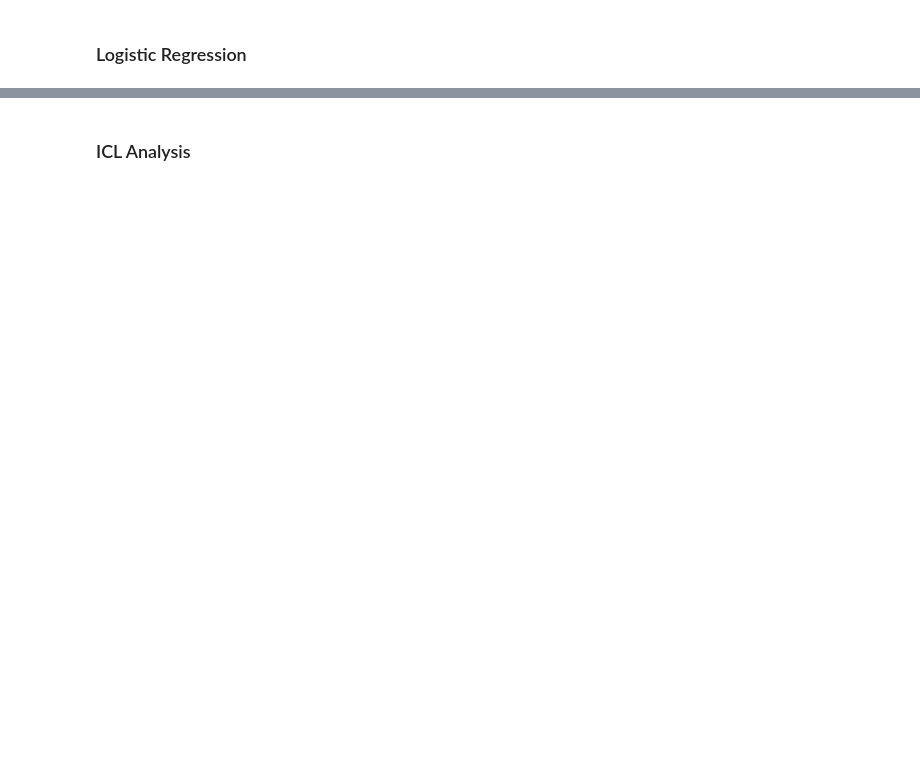
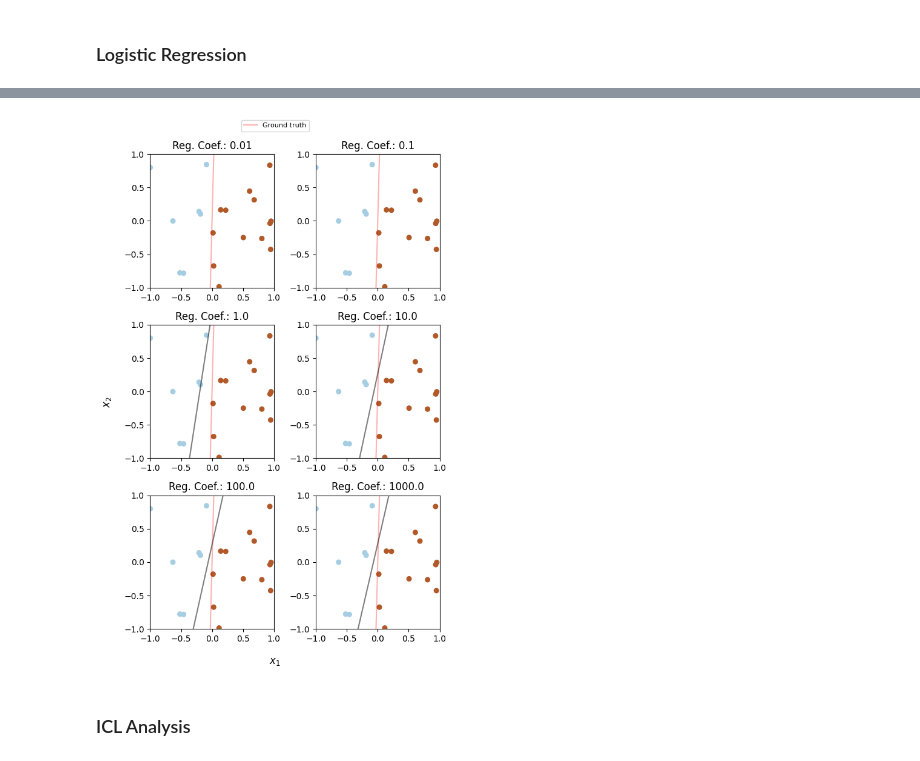
Before and after one commit to chanb/jaxl, a Jupyter notebook: scripts/icl/notebooks/sparse_in_example.ipynb, the cells around one changed output, grey strips where cells are left out. Saved outputs shown, nothing was run; the diff lists cells and outputs as text; code cells hidden in the pictures; blank space fills up the shorter version.

```diff
--- a/scripts/icl/notebooks/sparse_in_example.ipynb
+++ b/scripts/icl/notebooks/sparse_in_example.ipynb
@@ -13,8 +15,11 @@ import os
 from orbax.checkpoint import PyTreeCheckpointer, CheckpointManager
 # %%
 base_dir = "/Users/chanb/research/personal/jaxl/jaxl"
-learner_path = "/Users/chanb/research/personal/jaxl/jaxl/logs/icl-noiseless-no_bias-2d_linear-active_dim_2-full_context_16/gpt-pos_enc-09-09-23_15_09_55-0c965292-9e2e-4268-87df-3221b558bb19"
+learner_path = "/Users/chanb/research/personal/jaxl/jaxl/logs/icl-noiseless-no_bias-2d_linear-active_dim_2-context_len_20/gpt-pos_enc-09-09-23_19_18_47-0b5d21fd-3b77-42e3-93ed-4e62dfbe1321"
 test_dataset_seed = 999
+
+# For plotting
+doc_width_pt = 452.9679
 # %%
 config_path = os.path.join(learner_path, "config.json")
 with open(config_path, "r") as f:
@@ -211,2 +228,64 @@ plt.ylim(input_range[0], input_range[1])
+# %%
+lrs = {}
+
+ncols = 2
+nrows = math.ceil(len(lr_regs) / 2)
+fig, axes = plt.subplots(
+    nrows,
+    ncols,
+    figsize=set_size(doc_width_pt, 0.95, (nrows, ncols), False),
+    layout="constrained",
+)
+
+for idx, lr_reg in enumerate(lr_regs):
+    if nrows == 1:
+        ax = axes[idx]
+    else:
+        ax = axes[idx // 2, idx % 2]
+
+    ax.plot(
+        np.array(input_range),
+        gt_out,
+        label="Ground truth" if idx == 0 else "",
+        color="red",
+        alpha=0.3,
+    )
+
+    lrs[lr_reg] = make_lr(context_inputs, context_outputs, "l2", lr_reg)
+    ax.scatter(
+        context_inputs[:, 0],
+        context_inputs[:, 1],
+        c=context_outputs[:, -1],
+        s=30,
+        cmap=plt.cm.Paired,
+    )
+    DecisionBoundaryDisplay.from_estimator(
+        lrs[lr_reg],
+        context_inputs,
+        ax=ax,
+        grid_resolution=50,
+        plot_method="contour",
+        colors="k",
+        levels=[0],
+        alpha=0.5,
+        linestyles=["-"],
+    )
+    ax.set_xlim(input_range[0], input_range[1])
+    ax.set_ylim(input_range[0], input_range[1])
+    ax.set_title(f"Reg. Coef.: {lr_reg}")
+
+fig.legend(
+    bbox_to_anchor=(0.0, 1.0, 1.0, 0.0),
+    loc="lower center",
+    ncols=3,
+    borderaxespad=0.0,
+    frameon=True,
+    fontsize="8",
+)
+fig.supxlabel("$x_1$")
+fig.supylabel("$x_2$")
+plt.tight_layout()
+# %% [output]
+[figure, added]
 # %% [markdown]
 ### ICL Analysis
```
Also changed, not shown: parts of 17 cells of this notebook, 1 other file.
